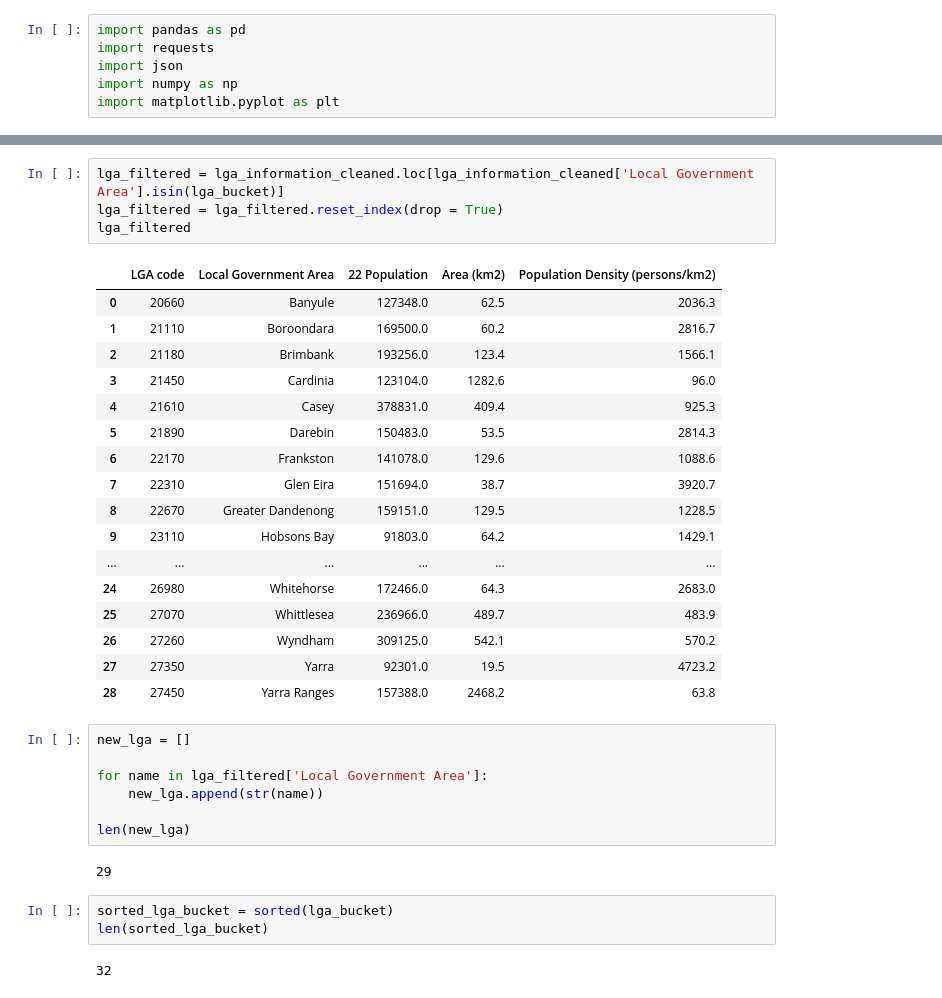
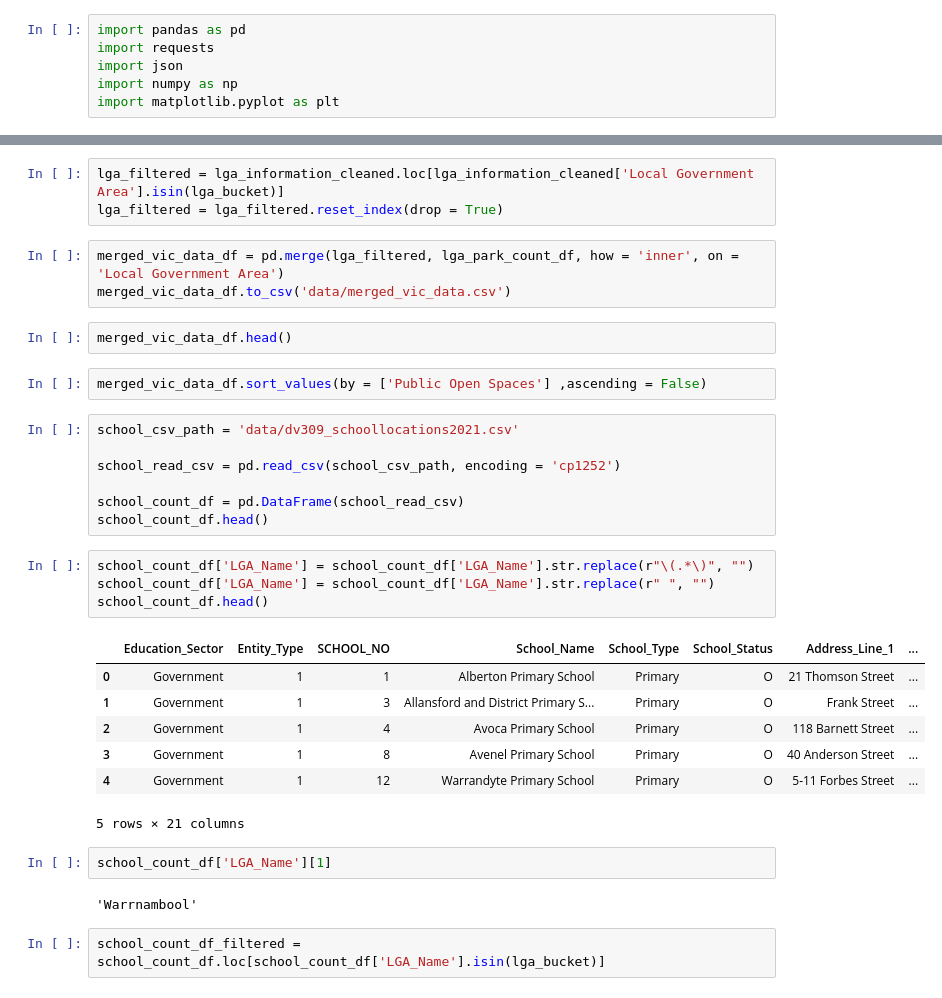
Before and after one commit to au-jr/Group-Project-1, a Jupyter notebook: john_working.ipynb, the cells around one changed output, grey strips where cells are left out. Drawn from its saved outputs; the diff is of its cells as text.

```diff
--- a/john_working.ipynb
+++ b/john_working.ipynb
@@ -194,36 +79,35 @@ lga_information_cleaned
 # %%
 lga_filtered = lga_information_cleaned.loc[lga_information_cleaned['Local Government Area'].isin(lga_bucket)]
 lga_filtered = lga_filtered.reset_index(drop = True)
-lga_filtered
-# %% [output]
-|  | LGA code | Local Government Area | 22 Population | Area (km2) | Population Density (persons/km2) |
-| 0 | 20660 | Banyule | 127348.0 | 62.5 | 2036.3 |
-| 1 | 21110 | Boroondara | 169500.0 | 60.2 | 2816.7 |
-| 2 | 21180 | Brimbank | 193256.0 | 123.4 | 1566.1 |
-| 3 | 21450 | Cardinia | 123104.0 | 1282.6 | 96.0 |
-| 4 | 21610 | Casey | 378831.0 | 409.4 | 925.3 |
-| 5 | 21890 | Darebin | 150483.0 | 53.5 | 2814.3 |
-| 6 | 22170 | Frankston | 141078.0 | 129.6 | 1088.6 |
-| 7 | 22310 | Glen Eira | 151694.0 | 38.7 | 3920.7 |
-| 8 | 22670 | Greater Dandenong | 159151.0 | 129.5 | 1228.5 |
-| 9 | 23110 | Hobsons Bay | 91803.0 | 64.2 | 1429.1 |
-| ... | ... | ... | ... | ... | ... |
-| 24 | 26980 | Whitehorse | 172466.0 | 64.3 | 2683.0 |
-| 25 | 27070 | Whittlesea | 236966.0 | 489.7 | 483.9 |
-| 26 | 27260 | Wyndham | 309125.0 | 542.1 | 570.2 |
-| 27 | 27350 | Yarra | 92301.0 | 19.5 | 4723.2 |
-| 28 | 27450 | Yarra Ranges | 157388.0 | 2468.2 | 63.8 |
-# %%
-new_lga = []
-
-for name in lga_filtered['Local Government Area']:
-    new_lga.append(str(name))
-
-len(new_lga)
-# %% [output]
-29
-# %%
-sorted_lga_bucket = sorted(lga_bucket)
-len(sorted_lga_bucket)
-# %% [output]
-32
+# %%
+merged_vic_data_df = pd.merge(lga_filtered, lga_park_count_df, how = 'inner', on = 'Local Government Area')
+merged_vic_data_df.to_csv('data/merged_vic_data.csv')
+# %%
+merged_vic_data_df.head()
+# %%
+merged_vic_data_df.sort_values(by = ['Public Open Spaces'] ,ascending = False)
+# %%
+school_csv_path = 'data/dv309_schoollocations2021.csv'
+
+school_read_csv = pd.read_csv(school_csv_path, encoding = 'cp1252')
+
+school_count_df = pd.DataFrame(school_read_csv)
+school_count_df.head()
+# %%
+school_count_df['LGA_Name'] = school_count_df['LGA_Name'].str.replace(r"\(.*\)", "")
+school_count_df['LGA_Name'] = school_count_df['LGA_Name'].str.replace(r" ", "")
+school_count_df.head()
+# %% [output]
+|  | Education_Sector | Entity_Type | SCHOOL_NO | School_Name | School_Type | School_Status | Address_Line_1 | ... |
+| 0 | Government | 1 | 1 | Alberton Primary School | Primary | O | 21 Thomson Street | ... |
+| 1 | Government | 1 | 3 | Allansford and District Primary S... | Primary | O | Frank Street | ... |
+| 2 | Government | 1 | 4 | Avoca Primary School | Primary | O | 118 Barnett Street | ... |
+| 3 | Government | 1 | 8 | Avenel Primary School | Primary | O | 40 Anderson Street | ... |
+| 4 | Government | 1 | 12 | Warrandyte Primary School | Primary | O | 5-11 Forbes Street | ... |
+5 rows × 21 columns
+# %%
+school_count_df['LGA_Name'][1]
+# %% [output]
+'Warrnambool'
+# %%
+school_count_df_filtered = school_count_df.loc[school_count_df['LGA_Name'].isin(lga_bucket)]
```
Also changed, not shown: parts of 10 cells of this notebook, 1 other file.
